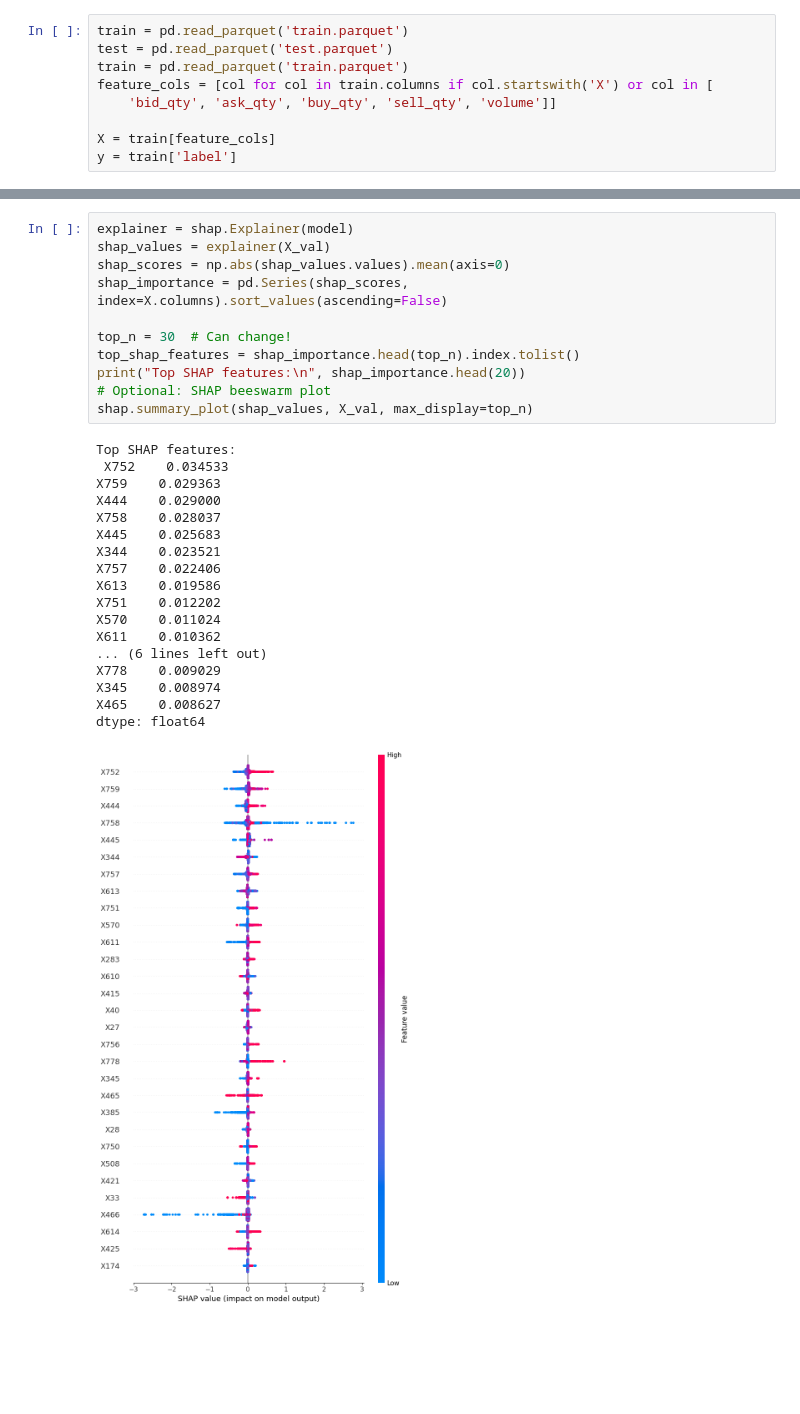
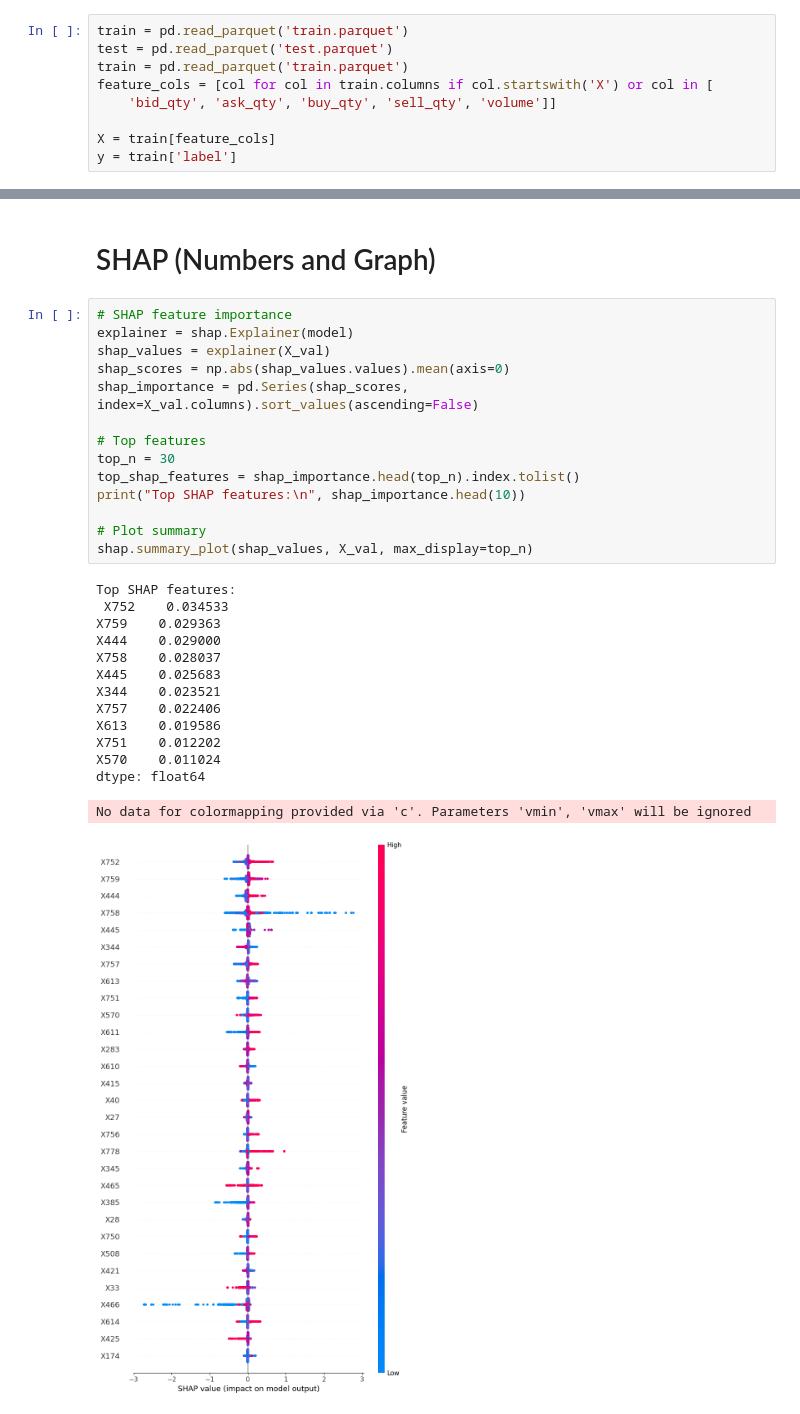
Before and after one commit to SquidDictator/DRW, a Jupyter notebook: Feature Selection.ipynb, the cells around one changed output, grey strips where cells are left out. Drawn from its saved outputs; the diff is of its cells as text; blank space fills up the shorter version.

```diff
--- a/Feature Selection.ipynb
+++ b/Feature Selection.ipynb
@@ -30,33 +43,34 @@ You can set `force_col_wise=true` to remove the overhead.
 [LightGBM] [Info] Number of data points in the train set: 420708, number of used features: 785
 [LightGBM] [Info] Start training from score 0.037921
 LGBMRegressor(learning_rate=0.05, random_state=42)
+# %% [markdown]
+# SHAP (Numbers and Graph)
 # %%
+# SHAP feature importance
 explainer = shap.Explainer(model)
 shap_values = explainer(X_val)
 shap_scores = np.abs(shap_values.values).mean(axis=0)
-shap_importance = pd.Series(shap_scores, index=X.columns).sort_values(ascending=False)
+shap_importance = pd.Series(shap_scores, index=X_val.columns).sort_values(ascending=False)
 
-top_n = 30  # Can change!
+# Top features
+top_n = 30
 top_shap_features = shap_importance.head(top_n).index.tolist()
-print("Top SHAP features:\n", shap_importance.head(20))
-# Optional: SHAP beeswarm plot
+print("Top SHAP features:\n", shap_importance.head(10))
+
+# Plot summary
 shap.summary_plot(shap_values, X_val, max_display=top_n)
 # %% [output]
 Top SHAP features:
  X752    0.034533
 X759    0.029363
 X444    0.029000
 X758    0.028037
 X445    0.025683
 X344    0.023521
 X757    0.022406
 X613    0.019586
 X751    0.012202
 X570    0.011024
-X611    0.010362
-... (6 lines left out)
-X778    0.009029
-X345    0.008974
-X465    0.008627
 dtype: float64
+No data for colormapping provided via 'c'. Parameters 'vmin', 'vmax' will be ignored
-[figure, old version]
+[figure, new version]
```
Also changed, not shown: parts of 9 cells of this notebook, 2 other files.
